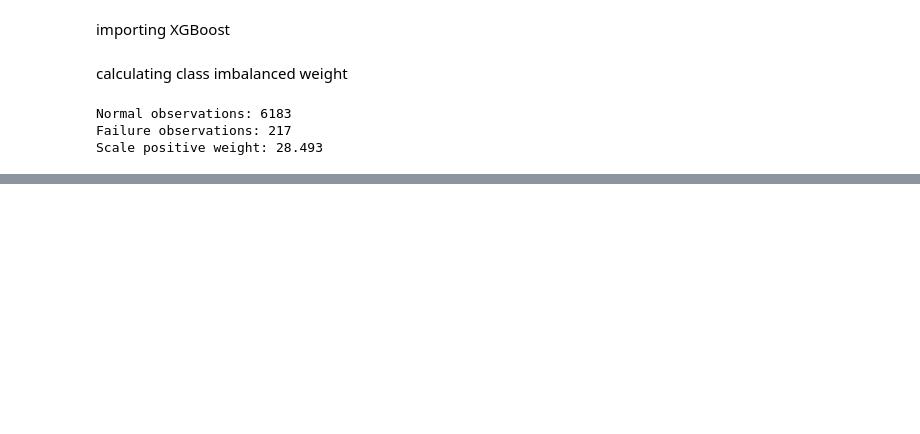
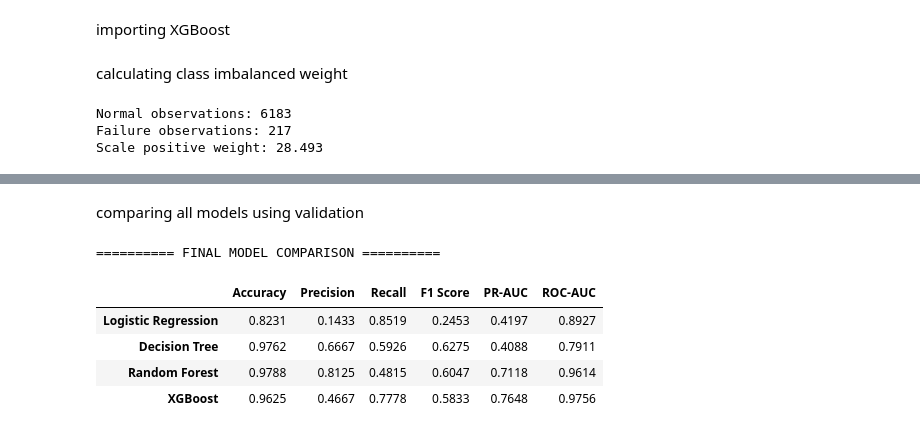
Before and after one commit to hitmanp007/Predictive-Maintenance-Intelligence-Platform, a Jupyter notebook: model_development.ipynb, the cells around one changed output, grey strips where cells are left out. Cells and saved outputs as stored; diff of their text form; code cells hidden in the pictures; blank space fills up the shorter version.

```diff
--- a/model_development.ipynb
+++ b/model_development.ipynb
@@ -720,0 +881,20 @@ Scale positive weight: 28.493
+# %% [markdown]
+comparing all models using validation
+# %%
+model_comparison = pd.DataFrame({
+    "Logistic Regression": metrics,
+    "Decision Tree": dt_metrics,
+    "Random Forest": rf_metrics,
+    "XGBoost": xgb_metrics
+}).T
+
+print("========== FINAL MODEL COMPARISON ==========")
+
+display(model_comparison.round(4))
+# %% [output]
+========== FINAL MODEL COMPARISON ==========
+|  | Accuracy | Precision | Recall | F1 Score | PR-AUC | ROC-AUC |
+| Logistic Regression | 0.8231 | 0.1433 | 0.8519 | 0.2453 | 0.4197 | 0.8927 |
+| Decision Tree | 0.9762 | 0.6667 | 0.5926 | 0.6275 | 0.4088 | 0.7911 |
+| Random Forest | 0.9788 | 0.8125 | 0.4815 | 0.6047 | 0.7118 | 0.9614 |
+| XGBoost | 0.9625 | 0.4667 | 0.7778 | 0.5833 | 0.7648 | 0.9756 |
```
Also changed, not shown: parts of 19 cells of this notebook.
